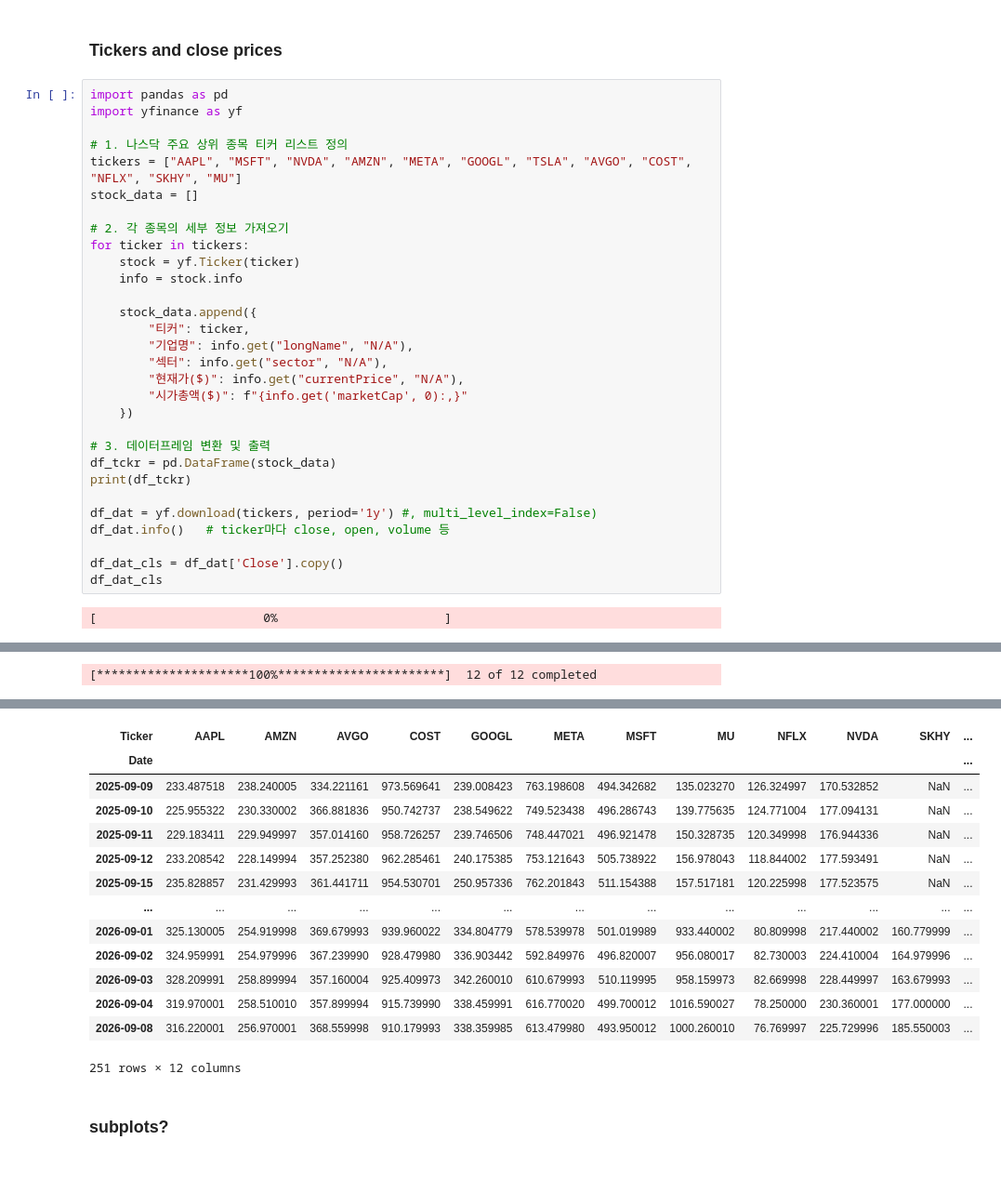
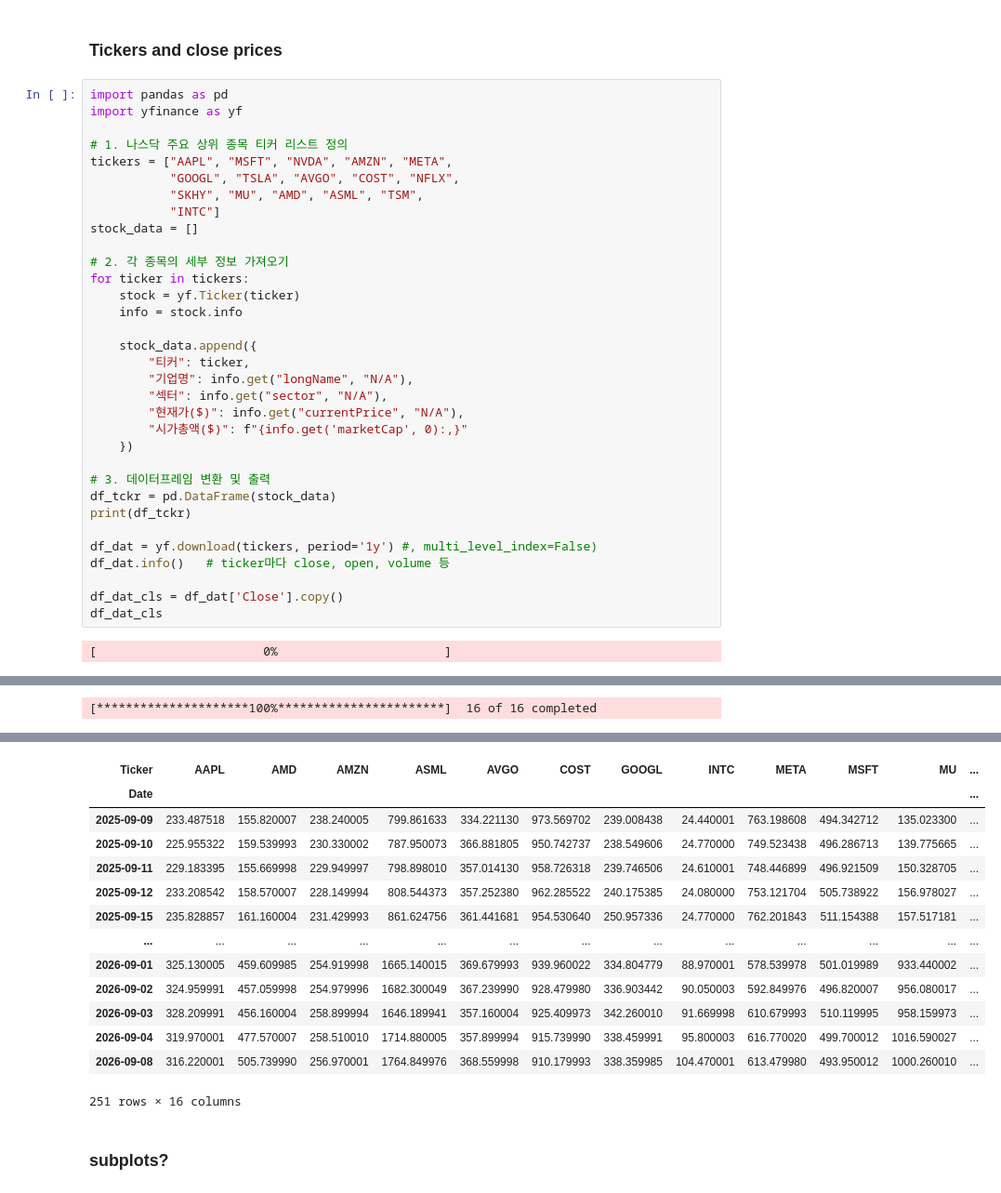
Before and after one commit to bahn28/salad, a Jupyter notebook: az_nyse_001.ipynb, the cells around one changed output, grey strips where cells are left out. Shown at 93% size. Cells and saved outputs as stored; diff of their text form.

```diff
--- a/az_nyse_001.ipynb
+++ b/az_nyse_001.ipynb
@@ -50,7 +50,10 @@ import pandas as pd
 import yfinance as yf
 
 # 1. 나스닥 주요 상위 종목 티커 리스트 정의
-tickers = ["AAPL", "MSFT", "NVDA", "AMZN", "META", "GOOGL", "TSLA", "AVGO", "COST", "NFLX", "SKHY", "MU"]
+tickers = ["AAPL", "MSFT", "NVDA", "AMZN", "META",
+           "GOOGL", "TSLA", "AVGO", "COST", "NFLX",
+           "SKHY", "MU", "AMD", "ASML", "TSM",
+           "INTC"]
 stock_data = []
 
 # 2. 각 종목의 세부 정보 가져오기
@@ -97,3 +100,3 @@ df_dat_cls
-[*********************100%***********************]  12 of 12 completed
+[*********************100%***********************]  16 of 16 completed
 <class 'pandas.core.frame.DataFrame'>
 DatetimeIndex: 251 entries, 2025-09-09 to 2026-09-08
@@ -115,17 +118,17 @@ memory usage: 119.6 KB
-| Ticker | AAPL | AMZN | AVGO | COST | GOOGL | META | MSFT | MU | NFLX | NVDA | SKHY | ... |
+| Ticker | AAPL | AMD | AMZN | ASML | AVGO | COST | GOOGL | INTC | META | MSFT | MU | ... |
 | Date |  |  |  |  |  |  |  |  |  |  |  | ... |
-| 2025-09-09 | 233.487518 | 238.240005 | 334.221161 | 973.569641 | 239.008423 | 763.198608 | 494.342682 | 135.023270 | 126.324997 | 170.532852 | NaN | ... |
-| 2025-09-10 | 225.955322 | 230.330002 | 366.881836 | 950.742737 | 238.549622 | 749.523438 | 496.286743 | 139.775635 | 124.771004 | 177.094131 | NaN | ... |
-| 2025-09-11 | 229.183411 | 229.949997 | 357.014160 | 958.726257 | 239.746506 | 748.447021 | 496.921478 | 150.328735 | 120.349998 | 176.944336 | NaN | ... |
-| 2025-09-12 | 233.208542 | 228.149994 | 357.252380 | 962.285461 | 240.175385 | 753.121643 | 505.738922 | 156.978043 | 118.844002 | 177.593491 | NaN | ... |
-| 2025-09-15 | 235.828857 | 231.429993 | 361.441711 | 954.530701 | 250.957336 | 762.201843 | 511.154388 | 157.517181 | 120.225998 | 177.523575 | NaN | ... |
+| 2025-09-09 | 233.487518 | 155.820007 | 238.240005 | 799.861633 | 334.221130 | 973.569702 | 239.008438 | 24.440001 | 763.198608 | 494.342712 | 135.023300 | ... |
+| 2025-09-10 | 225.955322 | 159.539993 | 230.330002 | 787.950073 | 366.881805 | 950.742737 | 238.549606 | 24.770000 | 749.523438 | 496.286713 | 139.775665 | ... |
+| 2025-09-11 | 229.183395 | 155.669998 | 229.949997 | 798.898010 | 357.014130 | 958.726318 | 239.746506 | 24.610001 | 748.446899 | 496.921509 | 150.328705 | ... |
+| 2025-09-12 | 233.208542 | 158.570007 | 228.149994 | 808.544373 | 357.252380 | 962.285522 | 240.175385 | 24.080000 | 753.121704 | 505.738922 | 156.978027 | ... |
+| 2025-09-15 | 235.828857 | 161.160004 | 231.429993 | 861.624756 | 361.441681 | 954.530640 | 250.957336 | 24.770000 | 762.201843 | 511.154388 | 157.517181 | ... |
 | ... | ... | ... | ... | ... | ... | ... | ... | ... | ... | ... | ... | ... |
-| 2026-09-01 | 325.130005 | 254.919998 | 369.679993 | 939.960022 | 334.804779 | 578.539978 | 501.019989 | 933.440002 | 80.809998 | 217.440002 | 160.779999 | ... |
-| 2026-09-02 | 324.959991 | 254.979996 | 367.239990 | 928.479980 | 336.903442 | 592.849976 | 496.820007 | 956.080017 | 82.730003 | 224.410004 | 164.979996 | ... |
-| 2026-09-03 | 328.209991 | 258.899994 | 357.160004 | 925.409973 | 342.260010 | 610.679993 | 510.119995 | 958.159973 | 82.669998 | 228.449997 | 163.679993 | ... |
-| 2026-09-04 | 319.970001 | 258.510010 | 357.899994 | 915.739990 | 338.459991 | 616.770020 | 499.700012 | 1016.590027 | 78.250000 | 230.360001 | 177.000000 | ... |
-| 2026-09-08 | 316.220001 | 256.970001 | 368.559998 | 910.179993 | 338.359985 | 613.479980 | 493.950012 | 1000.260010 | 76.769997 | 225.729996 | 185.550003 | ... |
+| 2026-09-01 | 325.130005 | 459.609985 | 254.919998 | 1665.140015 | 369.679993 | 939.960022 | 334.804779 | 88.970001 | 578.539978 | 501.019989 | 933.440002 | ... |
+| 2026-09-02 | 324.959991 | 457.059998 | 254.979996 | 1682.300049 | 367.239990 | 928.479980 | 336.903442 | 90.050003 | 592.849976 | 496.820007 | 956.080017 | ... |
+| 2026-09-03 | 328.209991 | 456.160004 | 258.899994 | 1646.189941 | 357.160004 | 925.409973 | 342.260010 | 91.669998 | 610.679993 | 510.119995 | 958.159973 | ... |
+| 2026-09-04 | 319.970001 | 477.570007 | 258.510010 | 1714.880005 | 357.899994 | 915.739990 | 338.459991 | 95.800003 | 616.770020 | 499.700012 | 1016.590027 | ... |
+| 2026-09-08 | 316.220001 | 505.739990 | 256.970001 | 1764.849976 | 368.559998 | 910.179993 | 338.359985 | 104.470001 | 613.479980 | 493.950012 | 1000.260010 | ... |
-251 rows × 12 columns
+251 rows × 16 columns
 # %% [markdown]
 ### subplots?
 # %%
```
Also changed, not shown: parts of 3 cells of this notebook.
